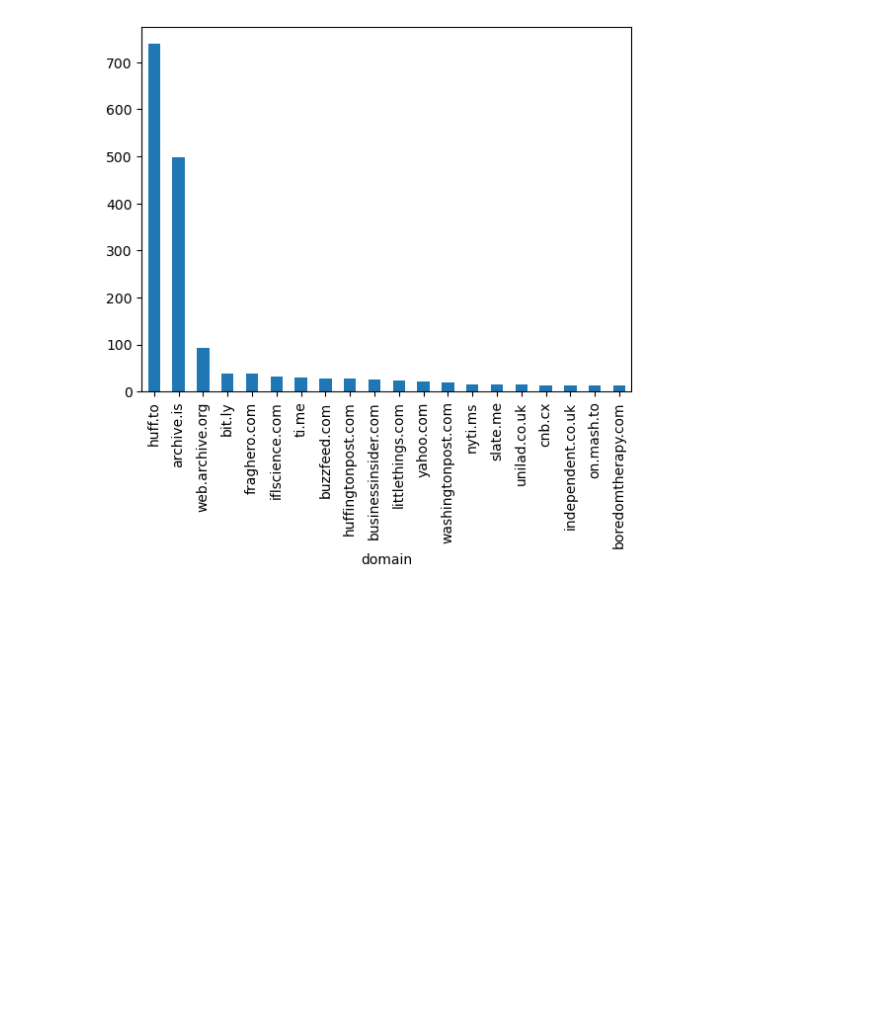
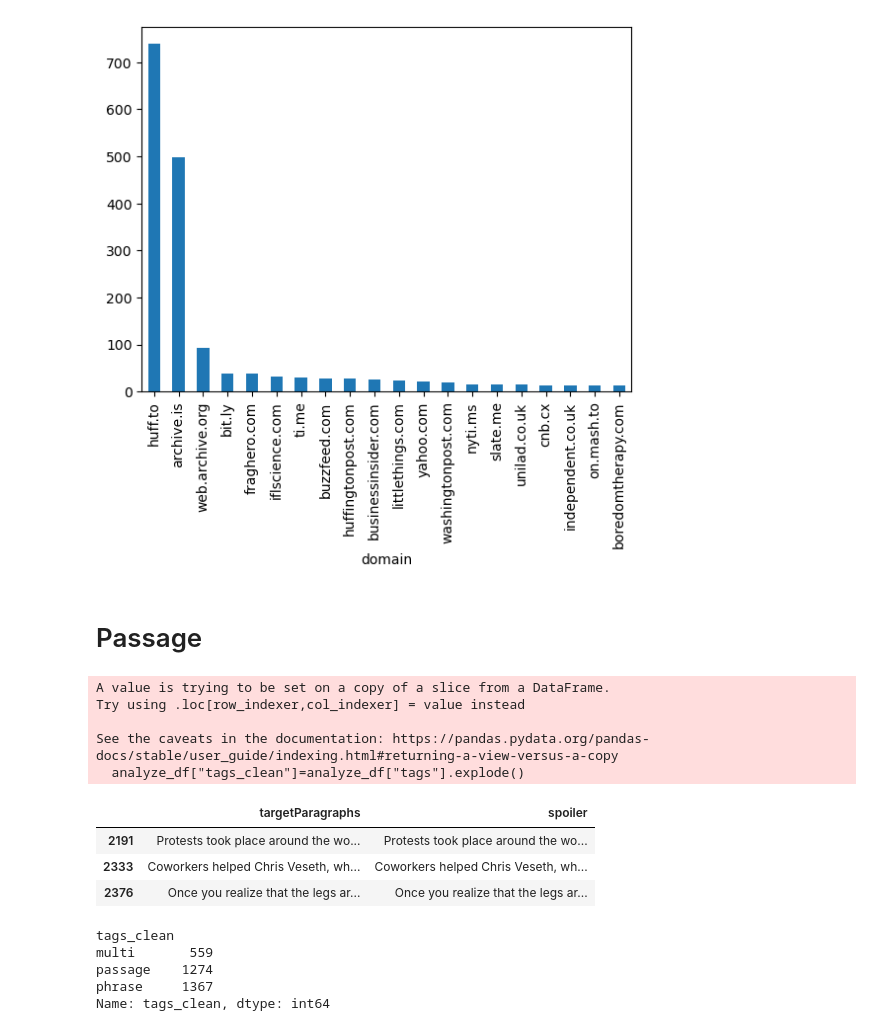
Before and after one commit to jueri/nancy-hicks-gribble-at-SemEval-2023-Task-5, a Jupyter notebook: analysis.ipynb, the cells around one changed output. Cells and saved outputs as stored; diff of their text form; code cells hidden in the pictures; blank space fills up the shorter version.

```diff
--- a/analysis.ipynb
+++ b/analysis.ipynb
@@ -150,3 +150,13 @@ source.groupby("domain")["tags"].count().sort_values(ascending=False).head(20).p
 # %% [output]
 <AxesSubplot:xlabel='domain'>
 [figure]
+# %% [markdown]
+# Passage
+# %%
+analyze_df["tags_clean"]=analyze_df["tags"].explode()
+# %% [output]
+A value is trying to be set on a copy of a slice from a DataFrame.
+Try using .loc[row_indexer,col_indexer] = value instead
+
+See the caveats in the documentation: https://pandas.pydata.org/pandas-docs/stable/user_guide/indexing.html#returning-a-view-versus-a-copy
+  analyze_df["tags_clean"]=analyze_df["tags"].explode()
@@ -152,0 +165,16 @@ source.groupby("domain")["tags"].count().sort_values(ascending=False).head(20).p
+# %%
+passage[passage["targetParagraphs"]==passage["spoiler"]]
+# %% [output]
+|  | targetParagraphs | spoiler |
+| 2191 | Protests took place around the wo... | Protests took place around the wo... |
+| 2333 | Coworkers helped Chris Veseth, wh... | Coworkers helped Chris Veseth, wh... |
+| 2376 | Once you realize that the legs ar... | Once you realize that the legs ar... |
+# %%
+analyze_df
+analyze_df["tags_clean"].groupby(analyze_df["tags_clean"]).count()
+# %% [output]
+tags_clean
+multi       559
+passage    1274
+phrase     1367
+Name: tags_clean, dtype: int64
```
Also changed, not shown: parts of 4 cells of this notebook.
